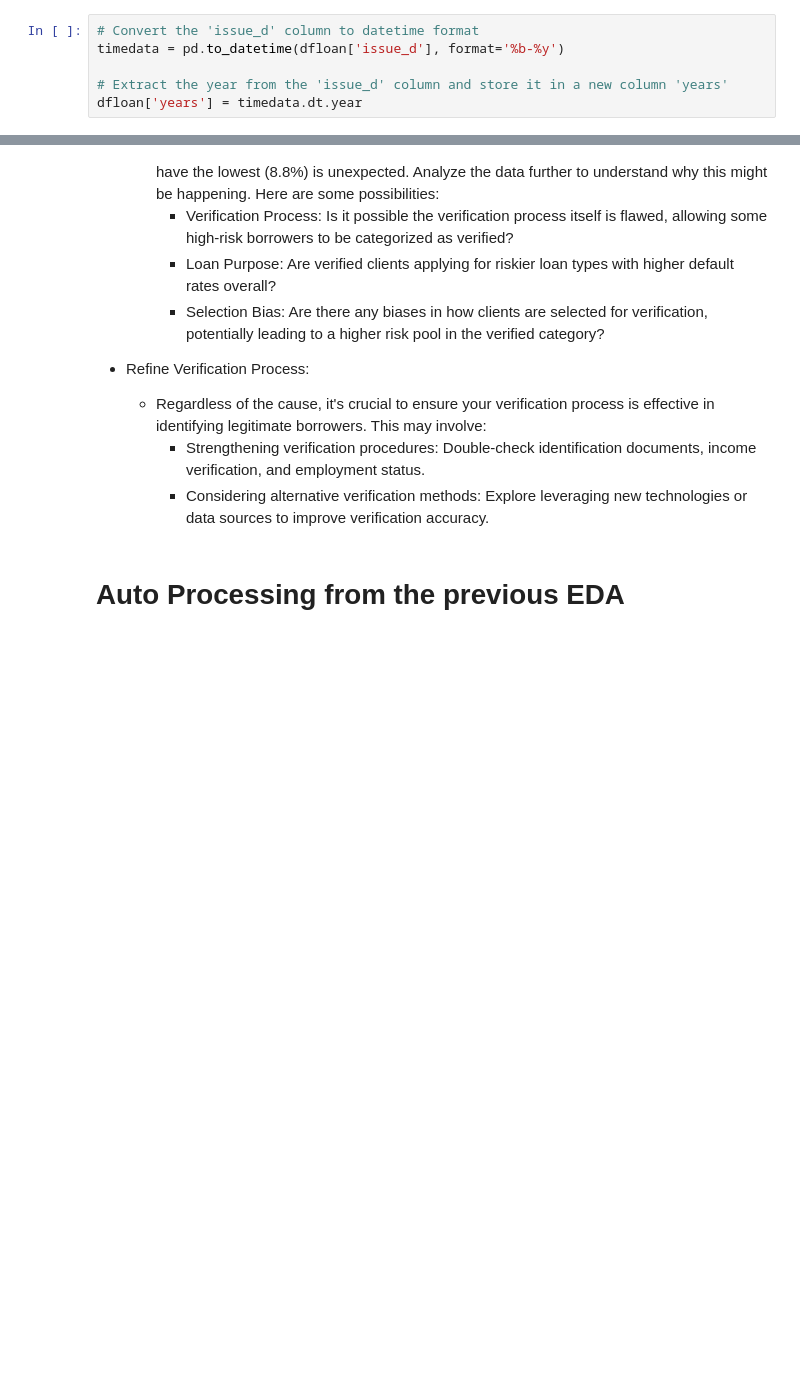
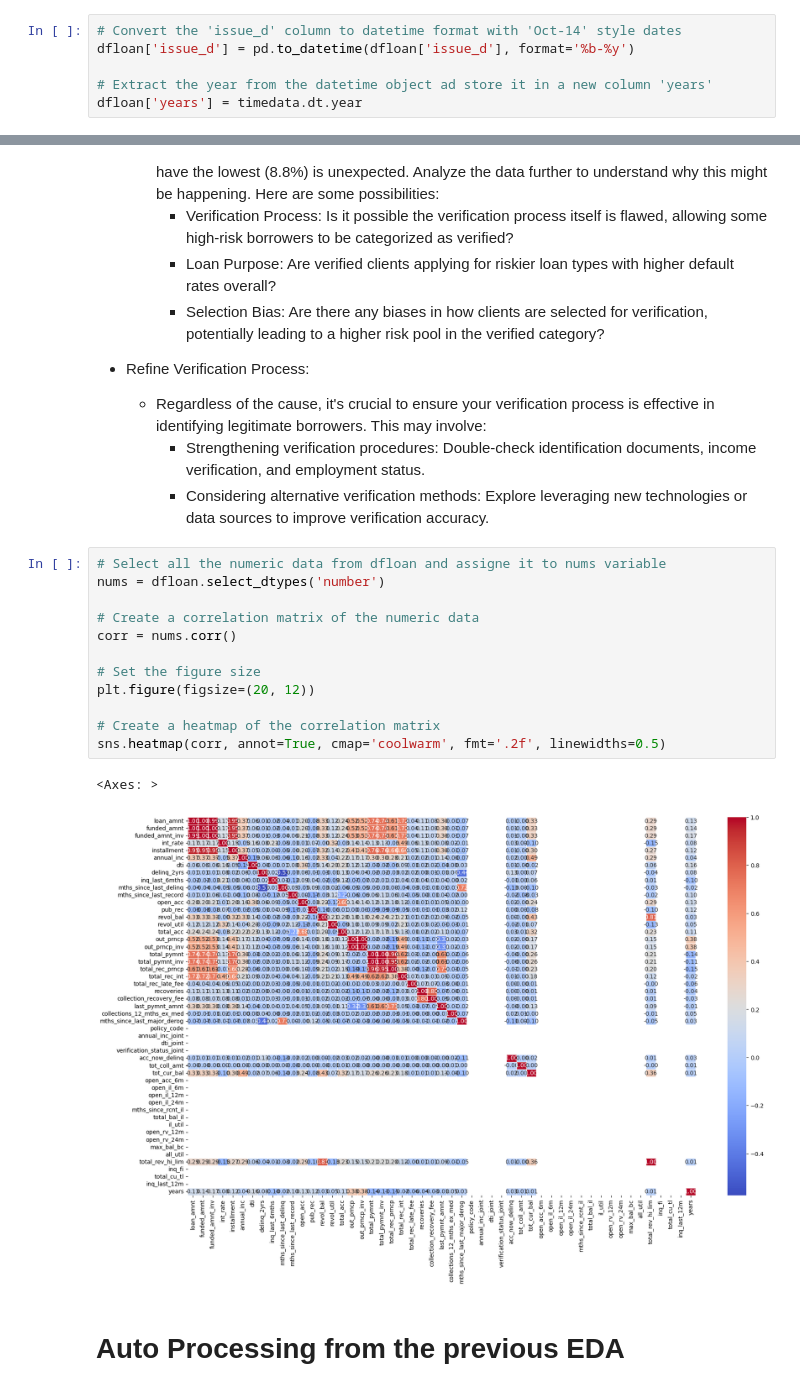
Before and after one commit to azaryasph/IDX-Partners-Project-Based-Internship-Prediction-Model, a Jupyter notebook: notebooks/Prediction Model.ipynb, the cells around one changed output, grey strips where cells are left out. Saved outputs shown, nothing was run; the diff lists cells and outputs as text; blank space fills up the shorter version.

Commit message:
chore: initialize data processing notebook and minor changes on eda

```diff
--- a/notebooks/Prediction Model.ipynb
+++ b/notebooks/Prediction Model.ipynb
@@ -559,10 +559,10 @@ def create_barplot(x, y, data, hue=None, order=None, palette=None):
 # %% [markdown]
 ### Loan year issued Analysis
 # %%
-# Convert the 'issue_d' column to datetime format
-timedata = pd.to_datetime(dfloan['issue_d'], format='%b-%y')
+# Convert the 'issue_d' column to datetime format with 'Oct-14' style dates
+dfloan['issue_d'] = pd.to_datetime(dfloan['issue_d'], format='%b-%y')
 
-# Extract the year from the 'issue_d' column and store it in a new column 'years'
+# Extract the year from the datetime object ad store it in a new column 'years'
 dfloan['years'] = timedata.dt.year
 # %%
 plt.figure(figsize=(24, 12))
@@ -1158,6 +1158,21 @@ plt.show()
     - Regardless of the cause, it's crucial to ensure your verification process is effective in identifying legitimate borrowers. This may involve:
         - Strengthening verification procedures: Double-check identification documents, income verification, and employment status.
         - Considering alternative verification methods: Explore leveraging new technologies or data sources to improve verification accuracy.
+# %%
+# Select all the numeric data from dfloan and assigne it to nums variable
+nums = dfloan.select_dtypes('number')
+
+# Create a correlation matrix of the numeric data
+corr = nums.corr()
+
+# Set the figure size
+plt.figure(figsize=(20, 12))
+
+# Create a heatmap of the correlation matrix
+sns.heatmap(corr, annot=True, cmap='coolwarm', fmt='.2f', linewidths=0.5)
+# %% [output]
+<Axes: >
+[figure, added]
 # %% [markdown]
 # Auto Processing from the previous EDA
 # %%
```
Also changed, not shown: parts of 3 cells of this notebook, 1 other file.
